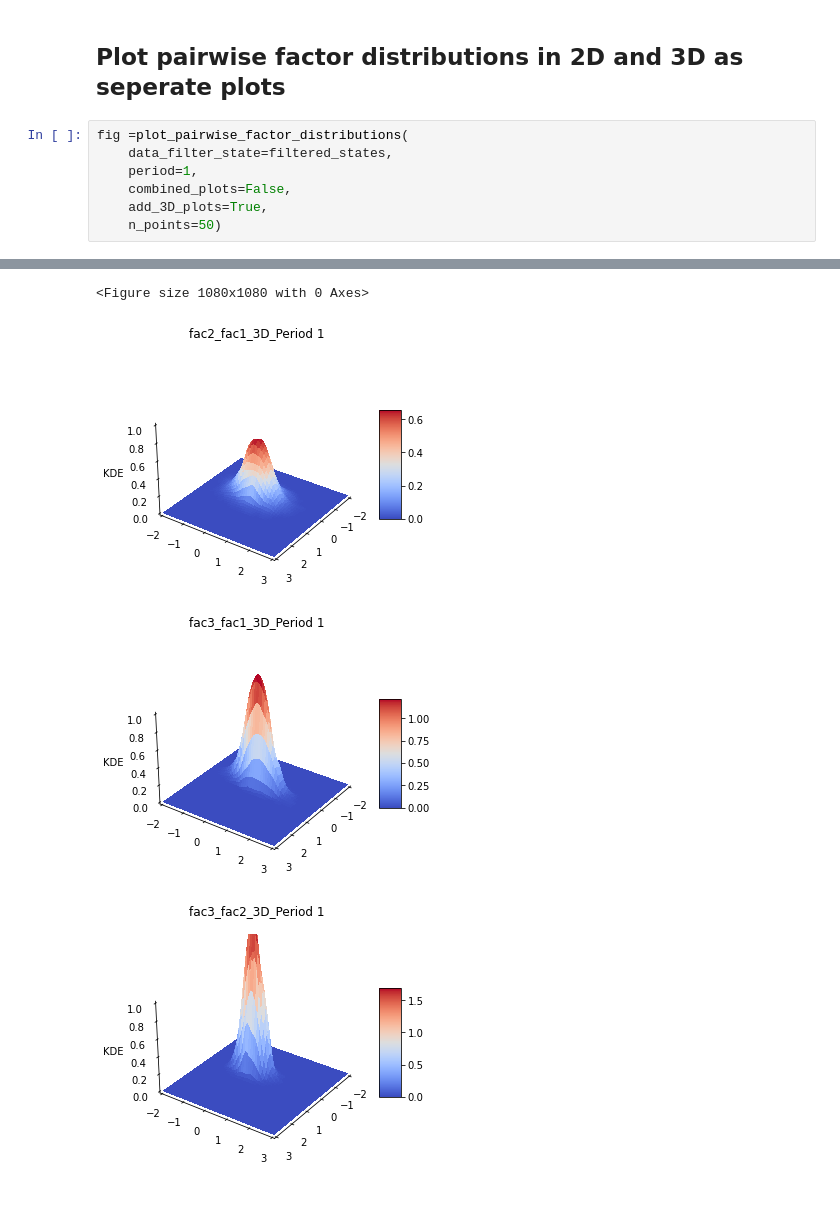
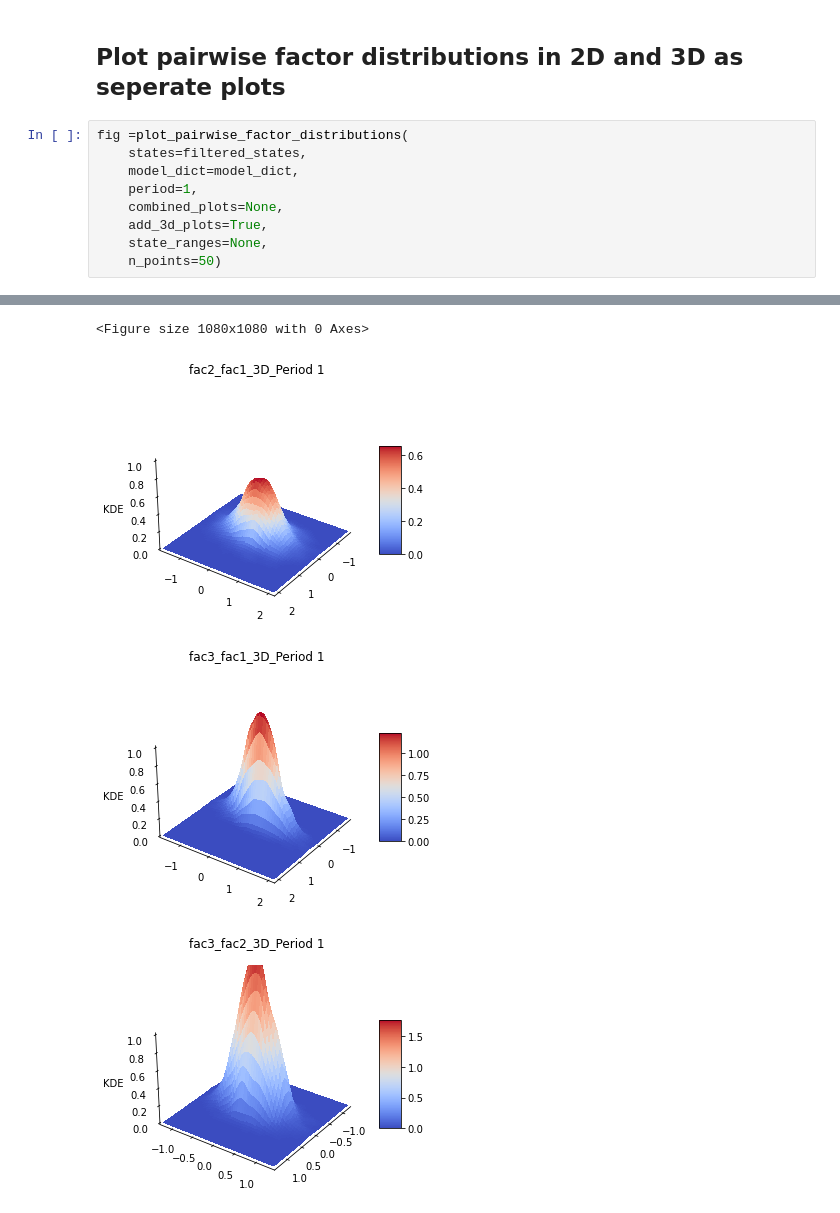
Before and after one commit to OpenSourceEconomics/skillmodels, a Jupyter notebook: docs/source/getting_started/how_to_visualize_pairwise_factor_distribution.ipynb, the cells around one changed output, grey strips where cells are left out. Saved outputs shown, nothing was run; the diff lists cells and outputs as text.

Commit message:
modify the notebook and add state_ranges

```diff
--- a/docs/source/getting_started/how_to_visualize_pairwise_factor_distribution.ipynb
+++ b/docs/source/getting_started/how_to_visualize_pairwise_factor_distribution.ipynb
@@ -75,9 +104,11 @@ fig =plot_pairwise_factor_distributions(
 ## Plot pairwise factor distributions in 2D and 3D as seperate plots
 # %%
 fig =plot_pairwise_factor_distributions(
-    data_filter_state=filtered_states,
+    states=filtered_states,
+    model_dict=model_dict,
     period=1,
-    combined_plots=False,
-    add_3D_plots=True,
+    combined_plots=None,
+    add_3d_plots=True,
+    state_ranges=None,
     n_points=50)
 # %% [output]
@@ -90,4 +121,4 @@ fig =plot_pairwise_factor_distributions(
 <Figure size 1080x1080 with 0 Axes>
-[figure, old version]
+[figure, new version]
-[figure, old version]
+[figure, new version]
-[figure, old version]
+[figure, new version]
```
Also changed, not shown: parts of 8 cells of this notebook.
